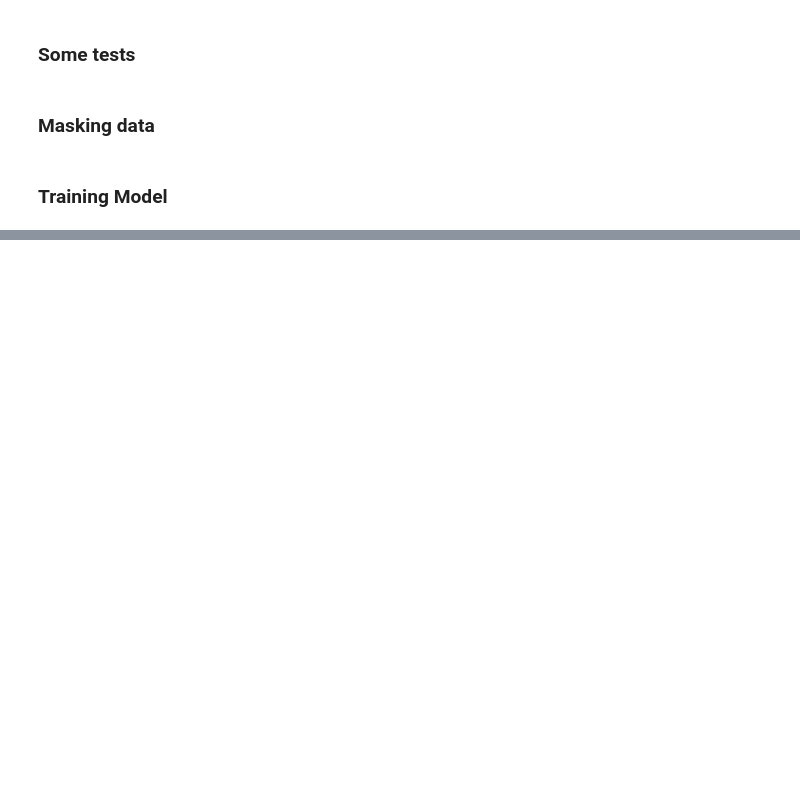
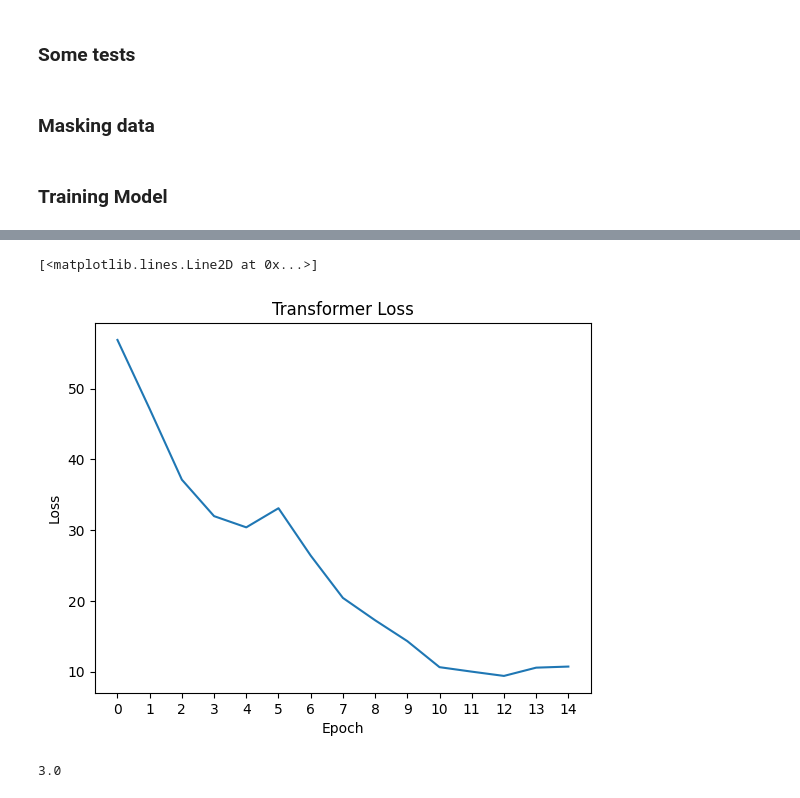
Before and after one commit to MatheusRDG/knowledge-graph-completion, a Jupyter notebook: experiments/4_model_training.ipynb, the cells around one changed output, grey strips where cells are left out. Cells and saved outputs as stored; diff of their text form; code cells hidden in the pictures; blank space fills up the shorter version.

```diff
--- a/experiments/4_model_training.ipynb
+++ b/experiments/4_model_training.ipynb
@@ -104,4 +109,7 @@ processed_data["data_label"] = (
 dev = True
 
 if dev:
-    processed_data = processed_data.head(10)
+    if DEV_BATCH == -1:
+        pass
+    else:
+        processed_data = processed_data.head(DEV_BATCH)
@@ -173,2 +201,4 @@ data_loader = DataLoader(DatasetKGC(prepared_data), batch_size=8, shuffle=True)
+# %%
+train_loader, valid_loader = generate_train_valid_dataloader(processed_data)
 # %%
 # Test batch shape
@@ -178,37 +310,48 @@ print(f"Labels batch shape: {train_labels.size()}")
 # %%
 # Setup
-epochs = 5
+from transformers import AdamW, get_scheduler
+
+epochs = 15
+epoch_accuracy_frequency = 5  # if epoch % accuracy -> compute
 loss_epoch = []
-lr = 1e-3
+lr = 1e-4
 cross = torch.nn.CrossEntropyLoss()
 optimizer = torch.optim.Adam(model.parameters(), lr=lr)
 # %%
 # Train
 
-from tqdm import tqdm
+from tqdm.auto import tqdm
 
-# from tqdm.auto import tqdm
+pbar = tqdm(range(1, epochs + 1), desc="Epochs")
+decoder_error = []
 
-pbar = tqdm(range(epochs), desc="Epochs")
-
+decoder_error.append(_decode_error_epoch(model, valid_loader, debug=True))
 
 for epoch in pbar:
     epoch_loss = 0
-    for _input, label in data_loader:
 
-        pbar.set_description("Epoch %s" % epoch)
-        pbar.refresh()
+    pbar.set_description("Epoch %s" % epoch)
+    pbar.refresh()
 
+    print("EPOCH %d" % epoch)
+
+    for _input, label in tqdm(train_loader):
         model.zero_grad()
 
-        _dt = model(_input, return_dict=True)
+        _dt = model(_input.to(device), return_dict=True)
+
         logits = _dt.logits
-        loss = cross(logits.view(-1, logits.size(-1)), label.view(-1))
+        loss = cross(logits.view(-1, logits.size(-1)), label.to(device).view(-1))
+
         epoch_loss += loss.item()
 
         loss.backward()
         optimizer.step()
 
-        pbar.set_postfix(loss=loss.item())
+    if epoch % epoch_accuracy_frequency == 0:
+        decoder_error.append(_decode_error_epoch(model, valid_loader, debug=True))
+
+    pbar.set_postfix(loss=epoch_loss)
+    loss_epoch.append(epoch_loss)
+
     torch.cuda.empty_cache()
-    loss_epoch.append(epoch_loss)
@@ -215,7 +381,15 @@ for epoch in pbar:
 # %%
 import matplotlib.pyplot as plt
 
 plt.title("Transformer Loss")
 plt.xlabel("Epoch")
 plt.ylabel("Loss")
+plt.xticks(range(epochs + 1))
 plt.plot(loss_epoch)
+# %% [output]
+[<matplotlib.lines.Line2D at 0x...>]
+[figure, added]
+# %%
+epochs / epoch_accuracy_frequency
+# %% [output]
+3.0
```
Also changed, not shown: parts of 17 cells of this notebook.
